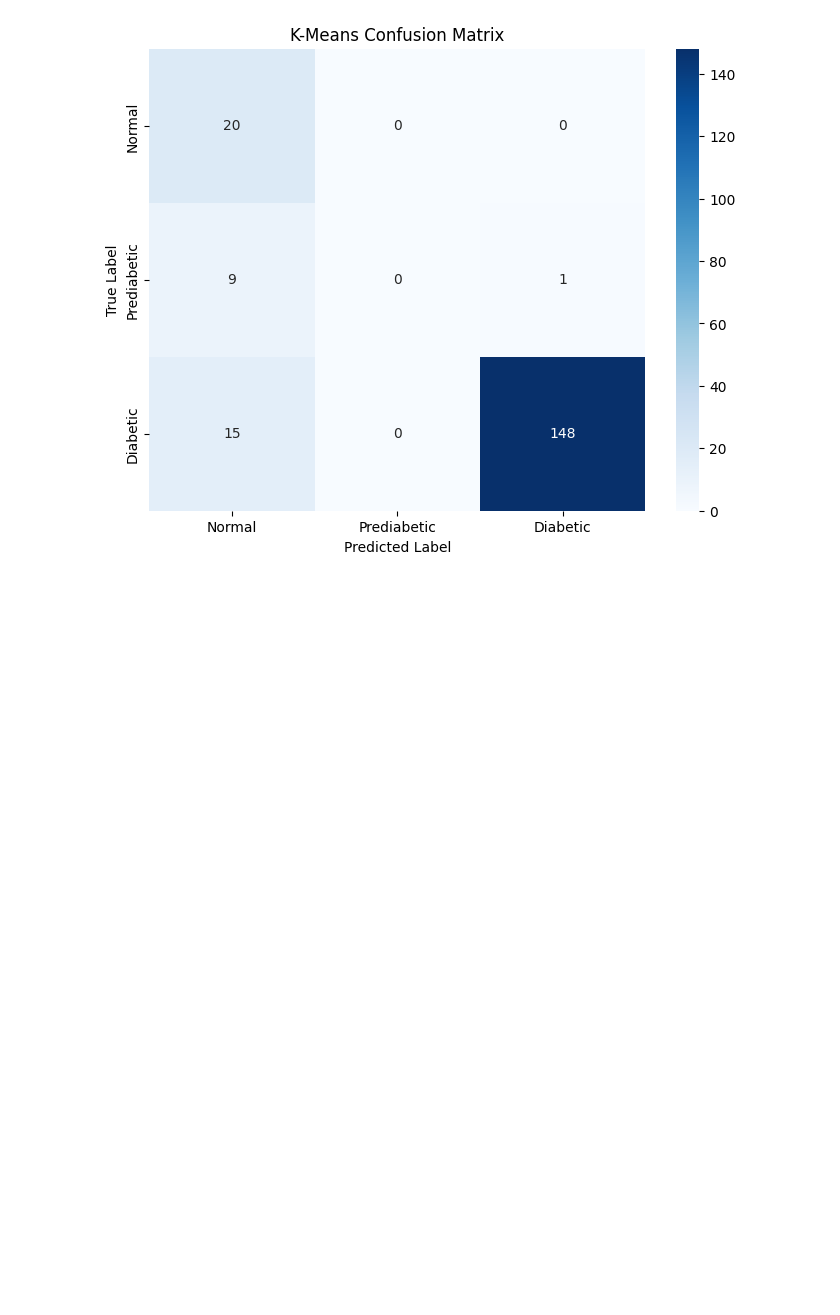
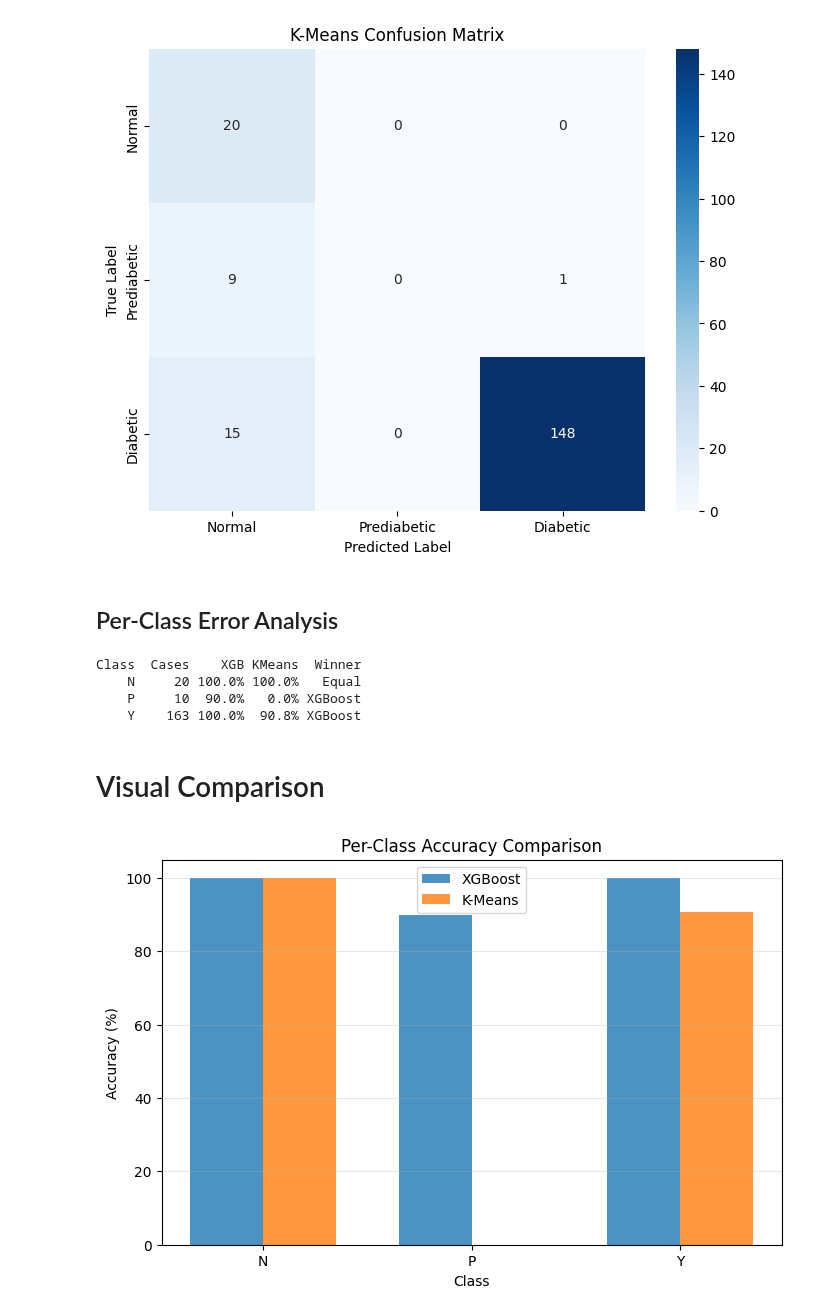
Before and after one commit to samirdahal888/Diabetes_Classification, a Jupyter notebook: notebooks/error_analysis/error_analysis.ipynb, the cells around one changed output. Cells and saved outputs as stored; diff of their text form; code cells hidden in the pictures; blank space fills up the shorter version.

Commit message:
per class error analysis

```diff
--- a/notebooks/error_analysis/error_analysis.ipynb
+++ b/notebooks/error_analysis/error_analysis.ipynb
@@ -198,3 +198,57 @@ plt.xlabel("Predicted Label")
 plt.show()
 # %% [output]
 [figure]
+# %% [markdown]
+## Per-Class Error Analysis
+# %%
+class_results = []
+for cls in ["N", "P", "Y"]:
+    data = error_df[error_df["True_Label"] == cls]
+    xgb_acc = data["XGB_Correct"].mean() * 100
+    km_acc = data["KMeans_Correct"].mean() * 100
+
+    class_results.append(
+        {
+            "Class": cls,
+            "Cases": len(data),
+            "XGB": f"{xgb_acc:.1f}%",
+            "KMeans": f"{km_acc:.1f}%",
+            "Winner": "XGBoost"
+            if xgb_acc > km_acc
+            else "K-Means"
+            if km_acc > xgb_acc
+            else "Equal",
+        }
+    )
+
+summary_df = pd.DataFrame(class_results)
+print(summary_df.to_string(index=False))
+# %% [output]
+Class  Cases    XGB KMeans  Winner
+    N     20 100.0% 100.0%   Equal
+    P     10  90.0%   0.0% XGBoost
+    Y    163 100.0%  90.8% XGBoost
+# %% [markdown]
+# Visual Comparison
+# %%
+# Class-wise accuracy chart
+classes = summary_df["Class"].tolist()
+xgb_scores = [float(x.rstrip("%")) for x in summary_df["XGB"]]
+km_scores = [float(x.rstrip("%")) for x in summary_df["KMeans"]]
+
+plt.figure(figsize=(8, 5))
+x = range(len(classes))
+width = 0.35
+
+plt.bar([i - width / 2 for i in x], xgb_scores, width, label="XGBoost", alpha=0.8)
+plt.bar([i + width / 2 for i in x], km_scores, width, label="K-Means", alpha=0.8)
+
+plt.xlabel("Class")
+plt.ylabel("Accuracy (%)")
+plt.title("Per-Class Accuracy Comparison")
+plt.xticks(x, classes)
+plt.legend()
+plt.grid(axis="y", alpha=0.3)
+plt.show()
+# %% [output]
+[figure, added]
```
